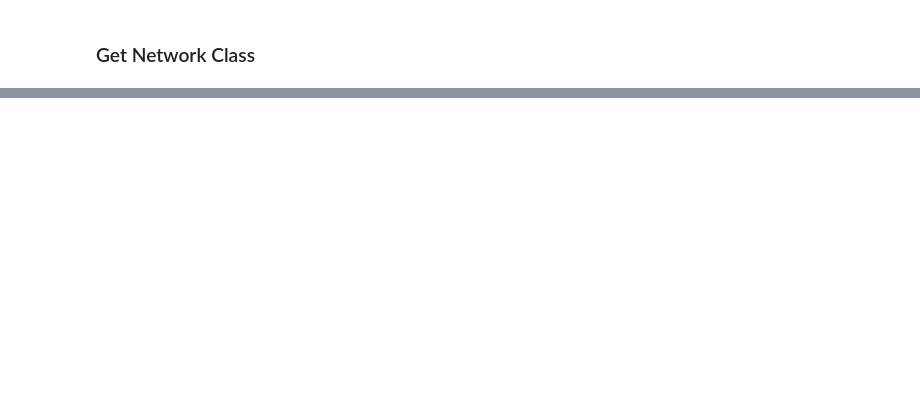
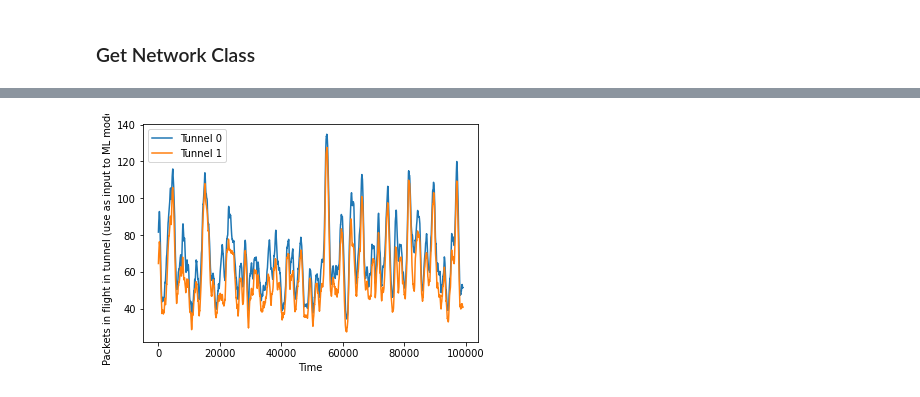
Before and after one commit to SathwikChadaga/underlay-backlog-estimation, a Jupyter notebook: datageneration.ipynb, the cells around one changed output, grey strips where cells are left out. Cells and saved outputs as stored; diff of their text form; code cells hidden in the pictures; blank space fills up the shorter version.

```diff
--- a/datageneration.ipynb
+++ b/datageneration.ipynb
@@ -81,0 +84,15 @@ Shape of total tunnel backlogs (Y) = (10000, 2)
+# %%
+import matplotlib.pyplot as plt
+def running_average(arr, window_size = 1000):
+    cumsum = np.cumsum(np.insert(arr, 0, 0))
+    running_avg = (cumsum[window_size:] - cumsum[:-window_size]) / window_size
+    return running_avg
+# %%
+plt.plot(running_average(tunnel_backlogs_loaded[:,0]), label='Tunnel 0')
+plt.plot(running_average(tunnel_backlogs_loaded[:,1]), label='Tunnel 1')
+plt.legend()
+plt.ylabel('Packets in flight in tunnel (use as input to ML model)')
+plt.xlabel('Time')
+plt.show()
+# %% [output]
+[figure, added]
```
Also changed, not shown: parts of 17 cells of this notebook, 1 other file.
